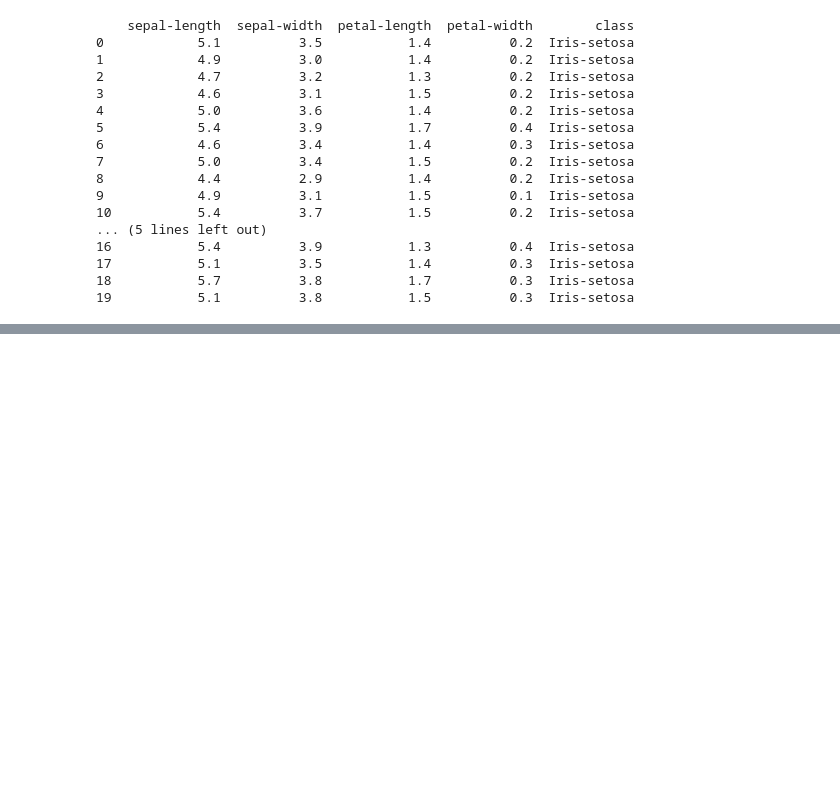
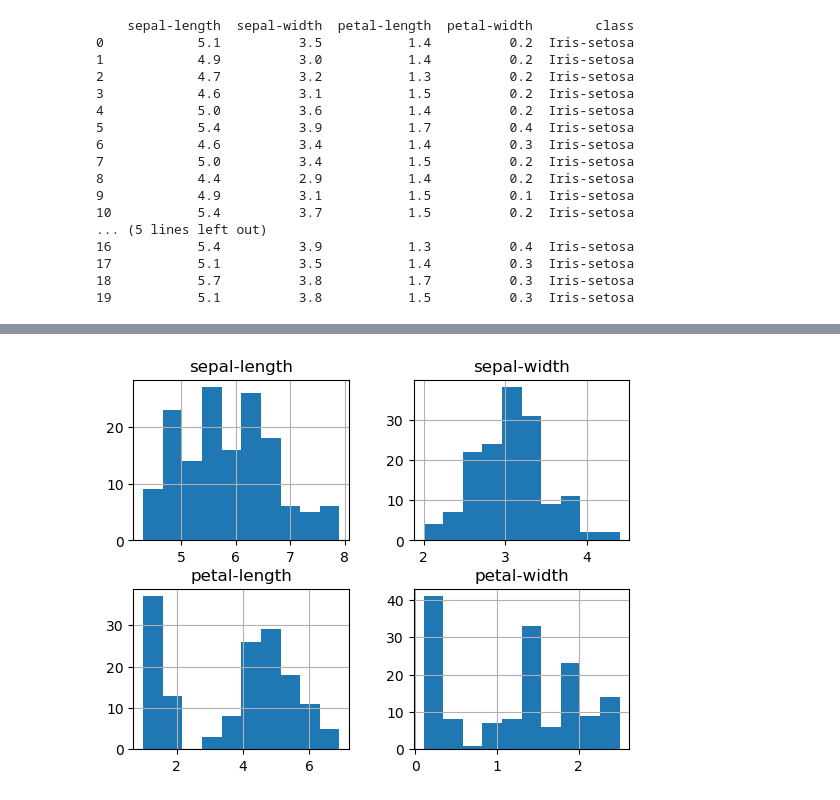
Before and after one commit to Gbrennanj/python_machine, a Jupyter notebook: machine.ipynb, the cells around one changed output, grey strips where cells are left out. Cells and saved outputs as stored; diff of their text form; code cells hidden in the pictures; blank space fills up the shorter version.

```diff
--- a/machine.ipynb
+++ b/machine.ipynb
@@ -101,0 +125,6 @@ print(dataset.head(20))
+# %%
+# histograms
+dataset.hist()
+pyplot.show()
+# %% [output]
+[figure, added]
```
Also changed, not shown: parts of 10 cells of this notebook.
